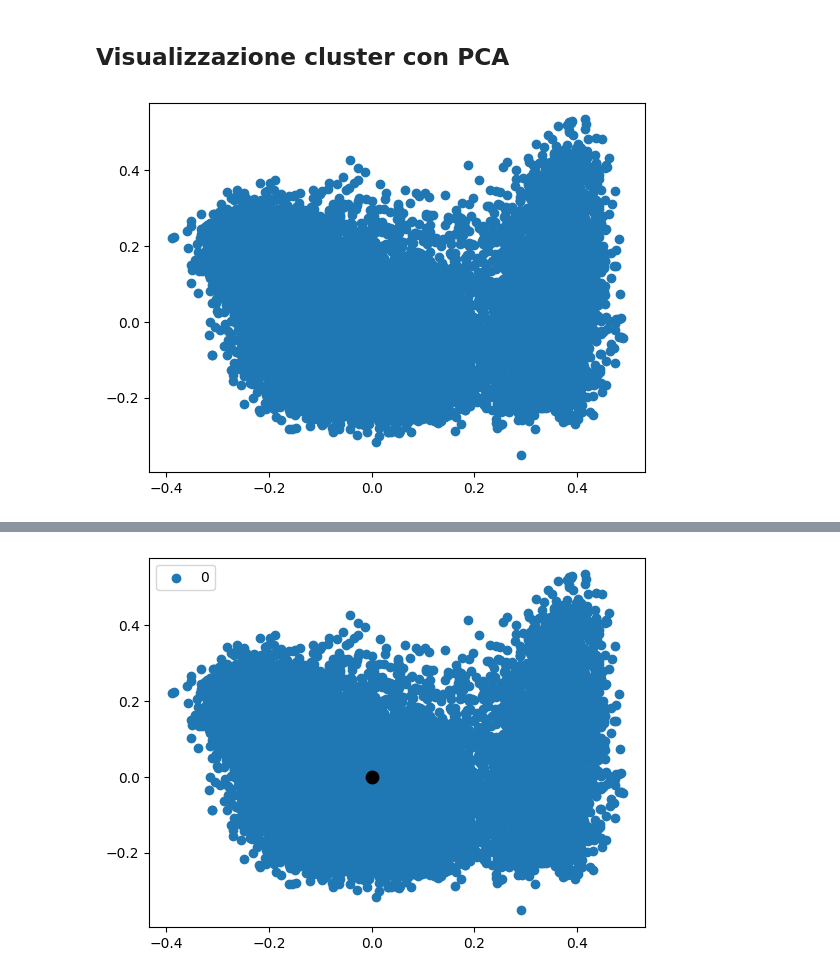
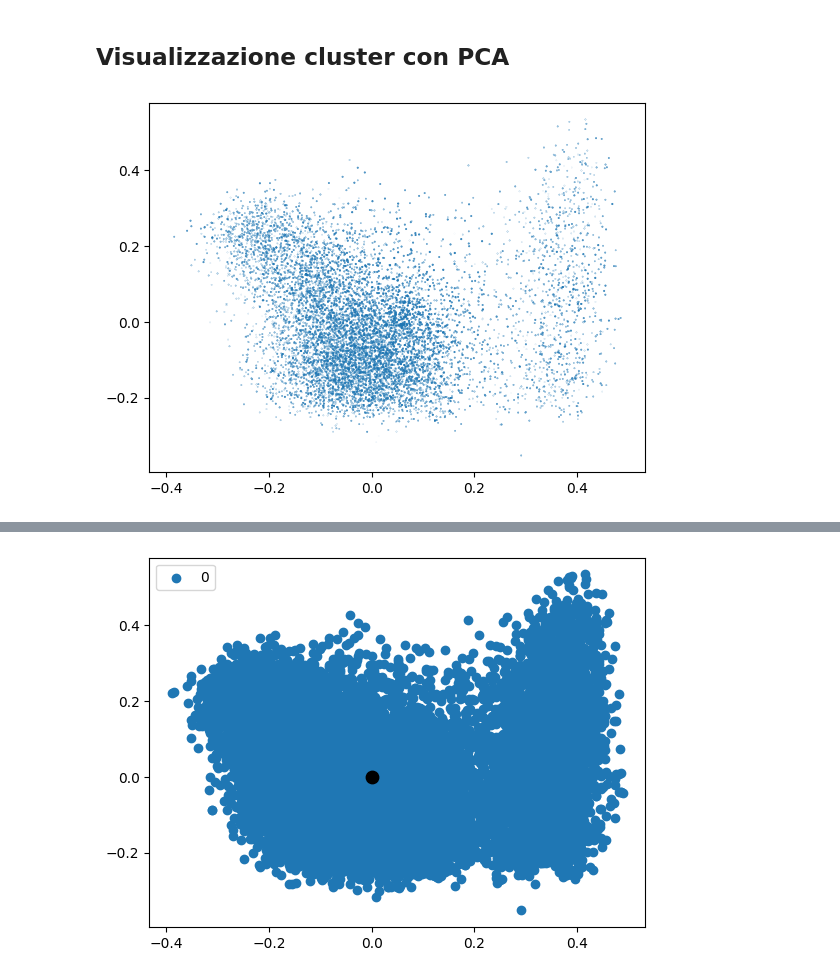
Before and after one commit to bovaristEliza/AE-GuANto, a Jupyter notebook: sbert.ipynb, the cells around one changed output, grey strips where cells are left out. Cells and saved outputs as stored; diff of their text form; code cells hidden in the pictures.

```diff
--- a/sbert.ipynb
+++ b/sbert.ipynb
@@ -261,7 +267,7 @@ random_state = 2018
 
 #Load Data
 data = sentence_embeddings
-pca = PCA(2)
+pca = PCA(3)
 
 #Transform the data
 df = pca.fit_transform(data)
@@ -285,11 +291,11 @@ print(label)
 # %%
 import matplotlib.pyplot as plt
 
 #filter rows of original data
 filtered_label0 = df[label == 0]
 
 #plotting the results
-plt.scatter(filtered_label0[:,0] , filtered_label0[:,1])
+plt.scatter(filtered_label0[:,0] , filtered_label0[:,1], filtered_label0[:,2])
 plt.show()
 # %% [output]
-[figure, old version]
+[figure, new version]
```
Also changed, not shown: parts of 7 cells of this notebook.
